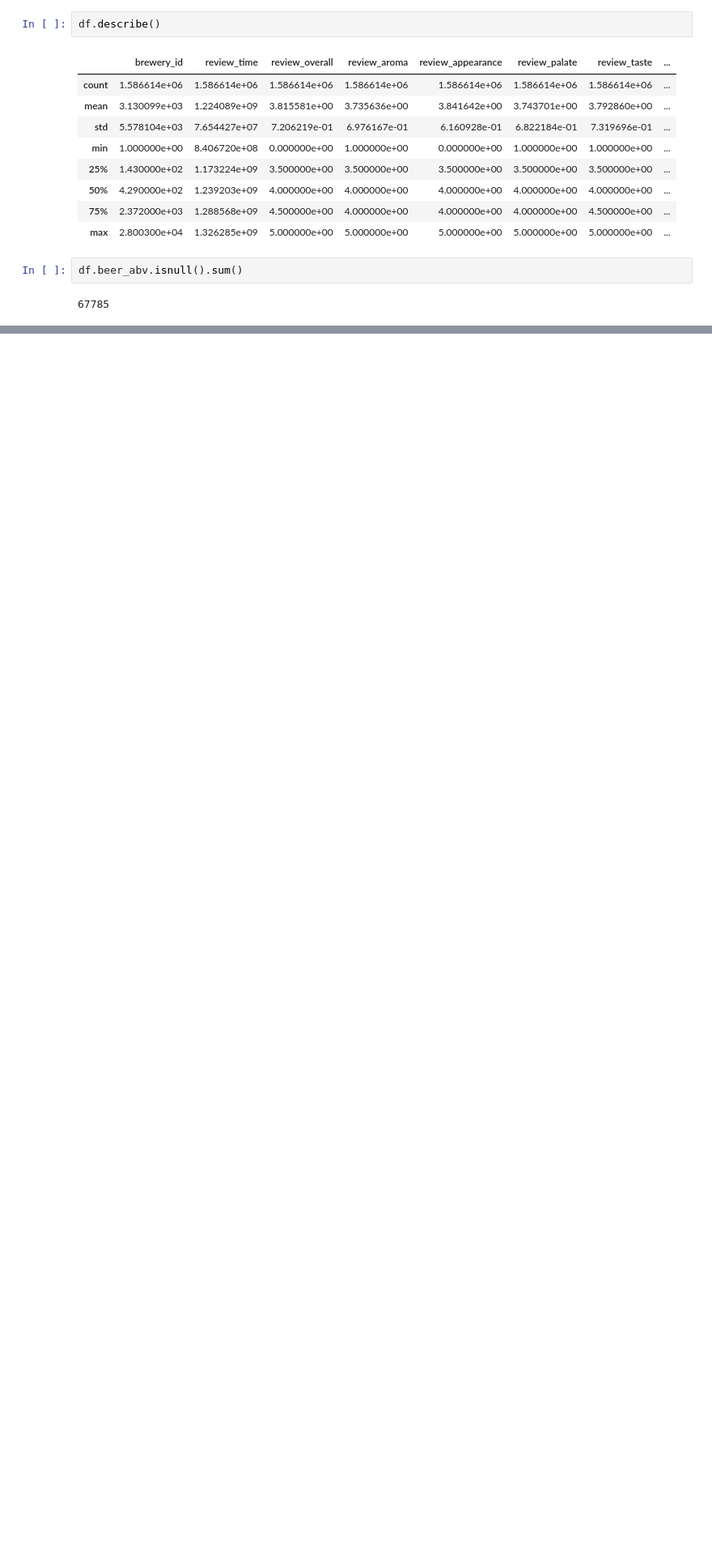
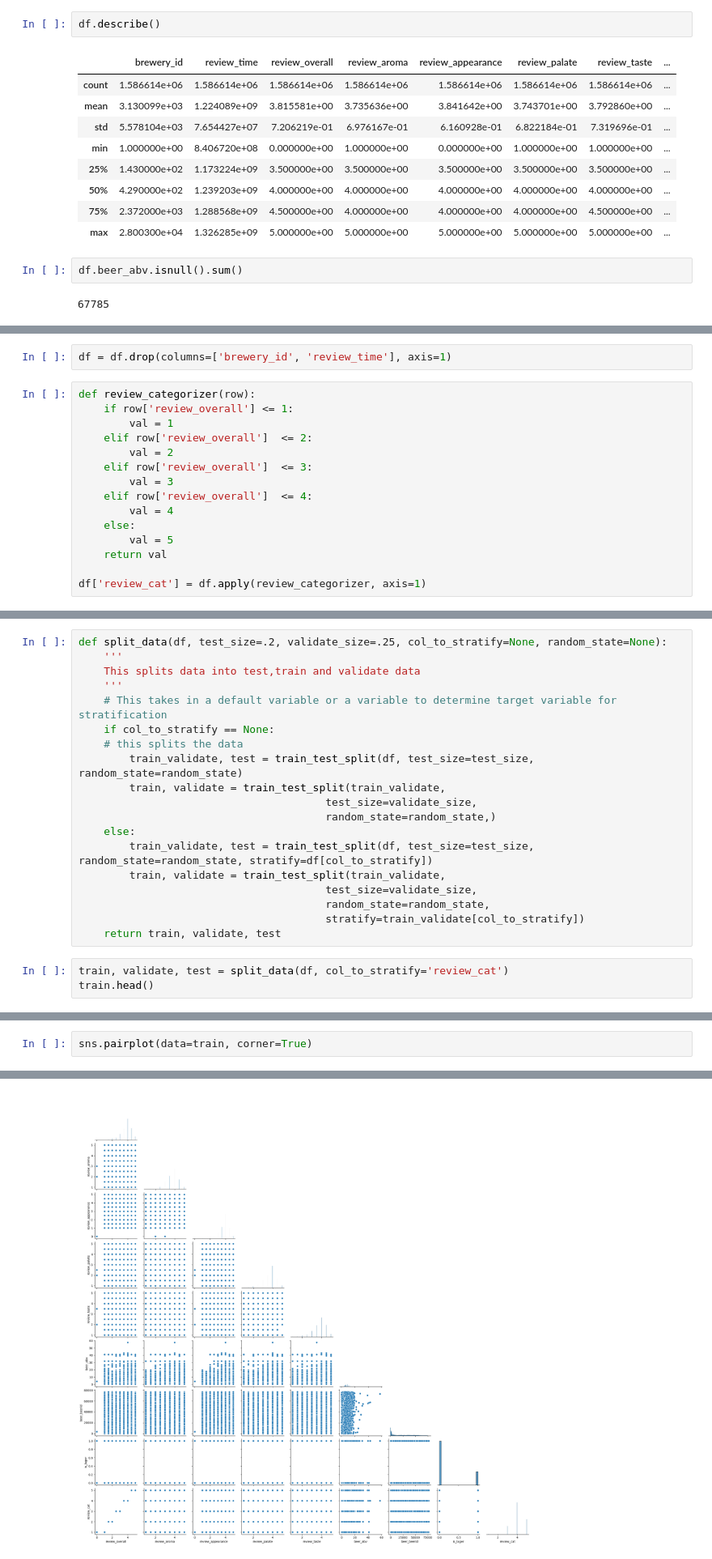
Before and after one commit to DerekBixby/beer_project, a Jupyter notebook: test.ipynb, the cells around one changed output, grey strips where cells are left out. Shown at 81% size. Saved outputs shown, nothing was run; the diff lists cells and outputs as text; blank space fills up the shorter version.

```diff
--- a/test.ipynb
+++ b/test.ipynb
@@ -254,0 +329,17 @@ df.head()
+# %%
+df = df.drop(columns=['brewery_id', 'review_time'], axis=1)
+# %%
+def review_categorizer(row):
+    if row['review_overall'] <= 1:
+        val = 1
+    elif row['review_overall']  <= 2:
+        val = 2
+    elif row['review_overall']  <= 3:
+        val = 3
+    elif row['review_overall']  <= 4:
+        val = 4
+    else:
+        val = 5
+    return val
+
+df['review_cat'] = df.apply(review_categorizer, axis=1)
@@ -254,0 +355,22 @@ df.head()
+# %%
+def split_data(df, test_size=.2, validate_size=.25, col_to_stratify=None, random_state=None):
+    '''
+    This splits data into test,train and validate data
+    '''
+    # This takes in a default variable or a variable to determine target variable for stratification
+    if col_to_stratify == None:
+    # this splits the data
+        train_validate, test = train_test_split(df, test_size=test_size, random_state=random_state)
+        train, validate = train_test_split(train_validate,
+                                       test_size=validate_size,
+                                       random_state=random_state,)
+    else:
+        train_validate, test = train_test_split(df, test_size=test_size, random_state=random_state, stratify=df[col_to_stratify])
+        train, validate = train_test_split(train_validate,
+                                       test_size=validate_size,
+                                       random_state=random_state,
+                                       stratify=train_validate[col_to_stratify])
+    return train, validate, test
+# %%
+train, validate, test = split_data(df, col_to_stratify='review_cat')
+train.head()
@@ -254,0 +408,3 @@ df.head()
+# %%
+sns.pairplot(data=train, corner=True)
+# %% [output]
@@ -254,0 +412 @@ df.head()
+[figure, added]
```
Also changed, not shown: parts of 32 cells of this notebook.
